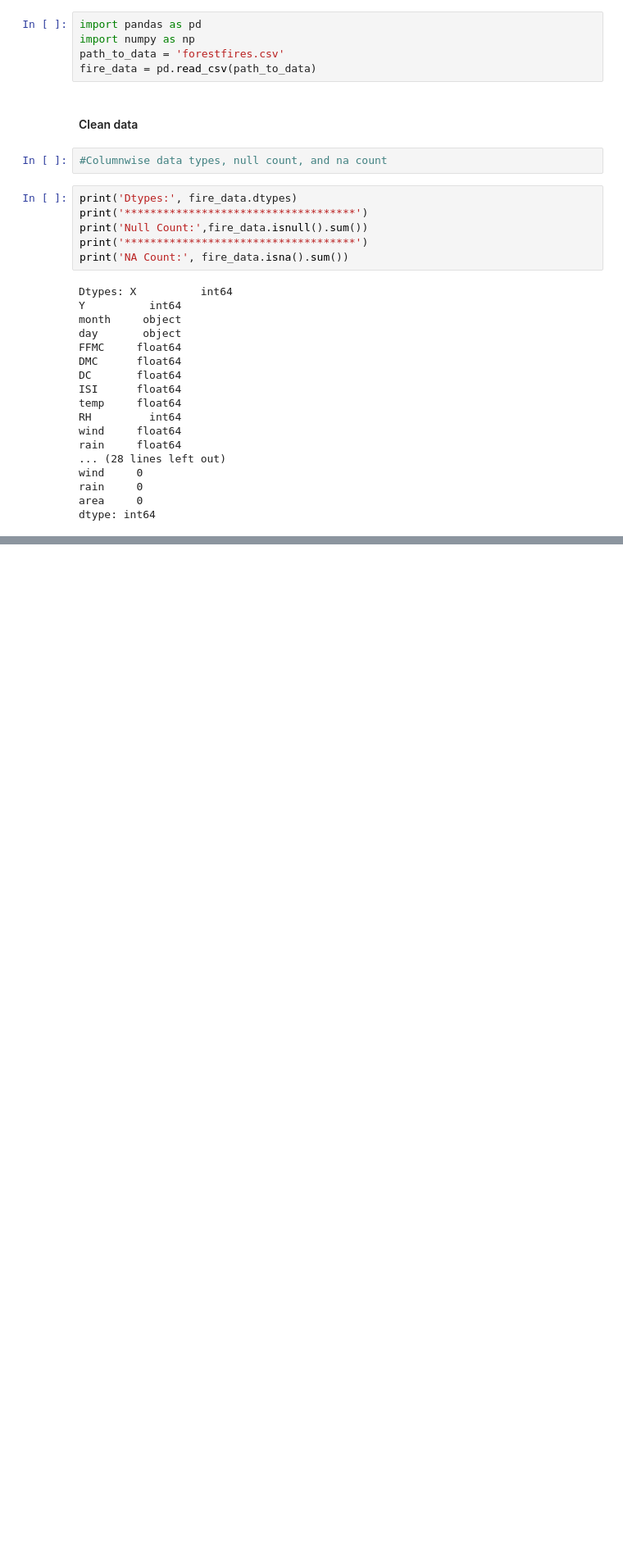
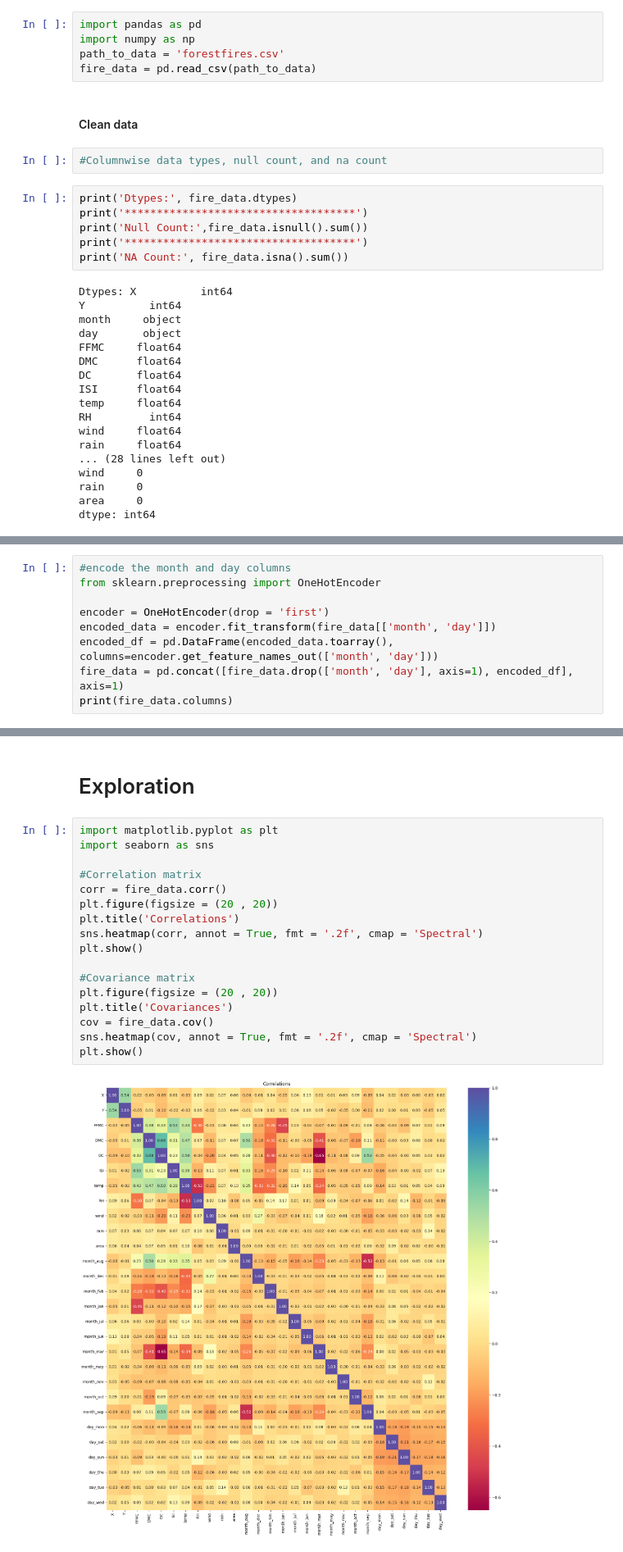
Before and after one commit to PrelaunchZeus2/Data-319-Model-Data-Based-Methods, a Jupyter notebook: Final Project/Fires.ipynb, the cells around one changed output, grey strips where cells are left out. Shown: that part at 82% size. Cells and saved outputs as stored; diff of their text form; blank space fills up the shorter version.

```diff
--- a/Final Project/Fires.ipynb
+++ b/Final Project/Fires.ipynb
@@ -64,0 +61,9 @@ dtype: int64
+# %%
+#encode the month and day columns
+from sklearn.preprocessing import OneHotEncoder
+
+encoder = OneHotEncoder(drop = 'first')
+encoded_data = encoder.fit_transform(fire_data[['month', 'day']])
+encoded_df = pd.DataFrame(encoded_data.toarray(), columns=encoder.get_feature_names_out(['month', 'day']))
+fire_data = pd.concat([fire_data.drop(['month', 'day'], axis=1), encoded_df], axis=1)
+print(fire_data.columns)
@@ -64,0 +77,21 @@ dtype: int64
+# %% [markdown]
+# Exploration
+# %%
+import matplotlib.pyplot as plt
+import seaborn as sns
+
+#Correlation matrix
+corr = fire_data.corr()
+plt.figure(figsize = (20 , 20))
+plt.title('Correlations')
+sns.heatmap(corr, annot = True, fmt = '.2f', cmap = 'Spectral')
+plt.show()
+
+#Covariance matrix
+plt.figure(figsize = (20 , 20))
+plt.title('Covariances')
+cov = fire_data.cov()
+sns.heatmap(cov, annot = True, fmt = '.2f', cmap = 'Spectral')
+plt.show()
+# %% [output]
+[figure, added]
```
Also changed, not shown: parts of 9 cells of this notebook, 1 other file.
